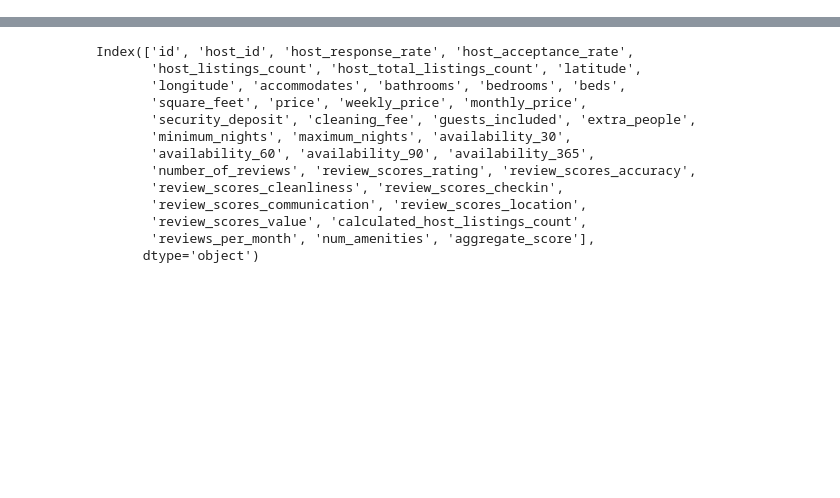
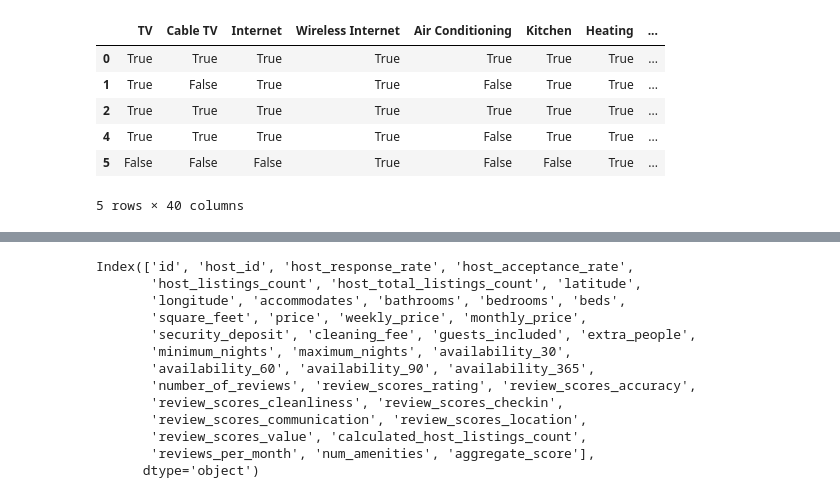
Before and after one commit to aaronlws95/airbnb-data-analysis, a Jupyter notebook: 2-prediction_model.ipynb, the cells around one changed output, grey strips where cells are left out. Drawn from its saved outputs; the diff is of its cells as text; code cells hidden in the pictures; blank space fills up the shorter version.

```diff
--- a/2-prediction_model.ipynb
+++ b/2-prediction_model.ipynb
@@ -103,17 +114,28 @@ def aggregate_review_score(x):
 df_listings["aggregate_score"] = [aggregate_review_score(x) for _, x in df_listings.iterrows()]
 # %%
+# Get count for each amenity listed and move them into their own columns
 amenities_dict = {}
-# Get count for each amenity listed
 for _, row in df_listings.iterrows():
     amenities = row["amenities"].replace("{", "").replace("}", "").replace("\"", "")
     amenities = amenities.replace("Washer / Dryer", "Washer,Dryer")
     if "," in amenities:
         amenities = amenities.split(",")
     else:
         amenities = [amenities]
     for a in amenities:
         if a != "":
             if a not in amenities_dict:
                 amenities_dict[a] = {}
             if row["id"] not in amenities_dict[a]:
                 amenities_dict[a][row["id"]] = True
+for k in amenities_dict:
+    df_listings[k] = df_listings["id"].map(amenities_dict[k]).fillna(False)
+df_listings[amenities_dict.keys()].head()
+# %% [output]
+|  | TV | Cable TV | Internet | Wireless Internet | Air Conditioning | Kitchen | Heating | ... |
+| 0 | True | True | True | True | True | True | True | ... |
+| 1 | True | False | True | True | False | True | True | ... |
+| 2 | True | True | True | True | True | True | True | ... |
+| 4 | True | True | True | True | False | True | True | ... |
+| 5 | False | False | False | True | False | False | True | ... |
+5 rows × 40 columns
```
Also changed, not shown: parts of 25 cells of this notebook, 2 other files.
